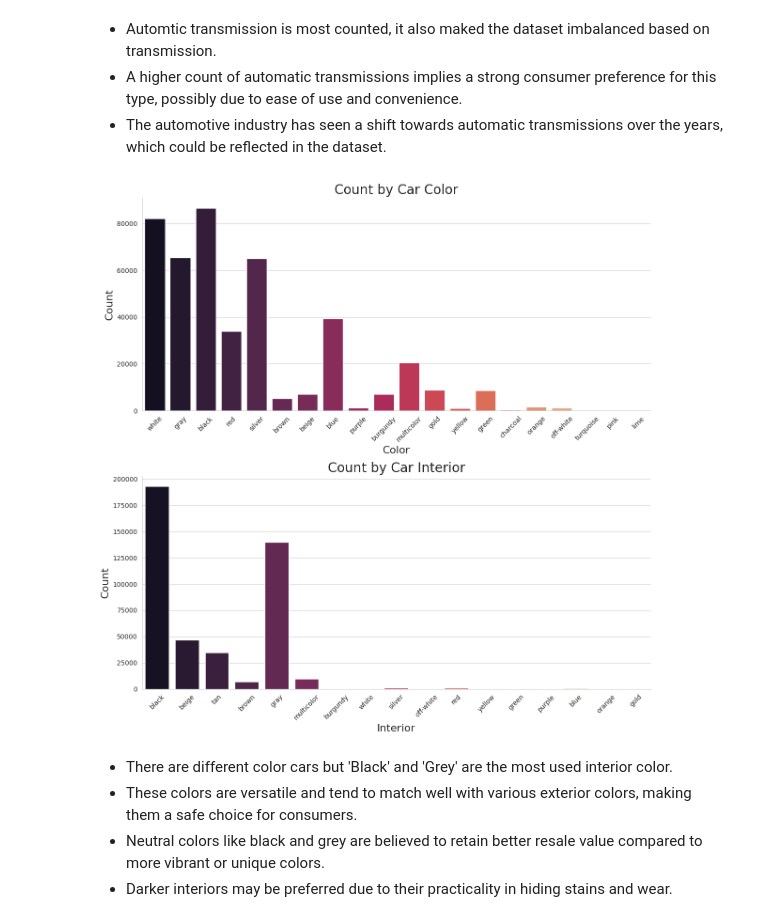
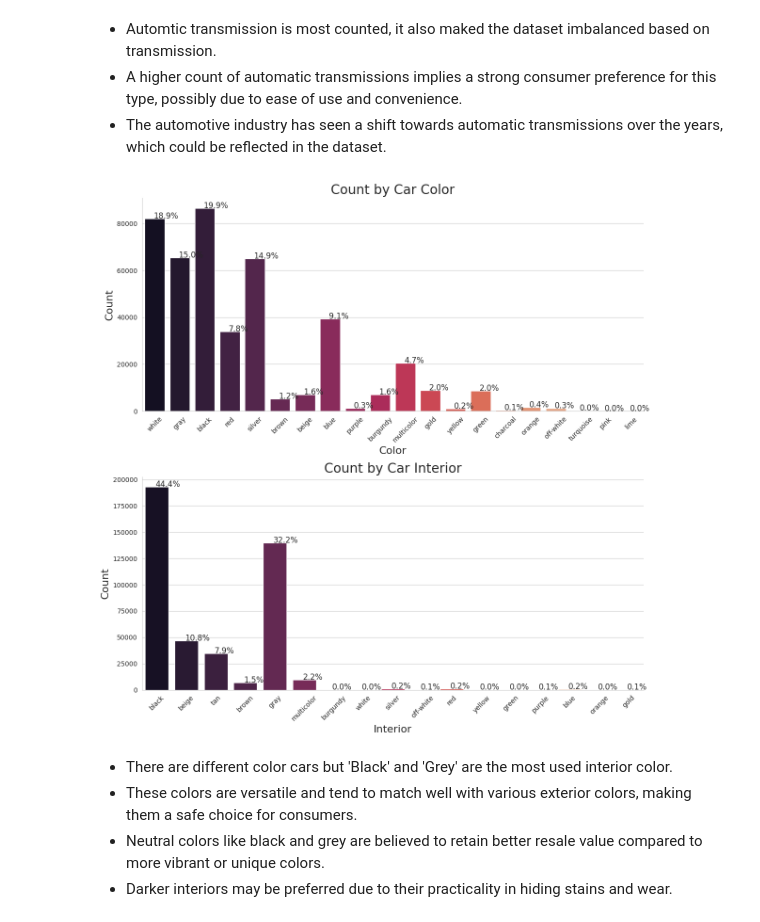
Before and after one commit to totargaming/VehicleSalesReport, a Jupyter notebook: vehicle-sales-eda.ipynb, the cells around one changed output. Cells and saved outputs as stored; diff of their text form; code cells hidden in the pictures.

```diff
--- a/vehicle-sales-eda.ipynb
+++ b/vehicle-sales-eda.ipynb
@@ -369,33 +389,49 @@ plt.show()
 # %%
 # Set the style of the plot
 sns.set_style("whitegrid")
 
 # Create a figure and axes
 fig, (ax1, ax2) = plt.subplots(2, 1, figsize=(12, 12))
 
 # Create a countplot for color
 plt.sca(ax1)
-sns.countplot(x=data['color'], palette='rocket')
+color_plot = sns.countplot(x=data['color'], palette='rocket')
 plt.title('Count by Car Color', fontsize=20)
 plt.xlabel('Color', fontsize=16)
 plt.xticks(rotation=45)
 plt.ylabel('Count', fontsize=16)
 
+# Show proportion on top of each bar
+total_color = len(data['color'])
+for p in color_plot.patches:
+    percentage = '{:.1f}%'.format(100 * p.get_height()/total_color)
+    x = p.get_x() + p.get_width() / 2 - 0.05
+    y = p.get_y() + p.get_height()
+    color_plot.annotate(percentage, (x, y), size = 12)
+
 # Create a countplot for interior
 plt.sca(ax2)
-sns.countplot(x=data['interior'], palette='rocket')
+interior_plot = sns.countplot(x=data['interior'], palette='rocket')
 plt.title('Count by Car Interior', fontsize=20)
 plt.xlabel('Interior', fontsize=16)
 plt.xticks(rotation=45)
 plt.ylabel('Count', fontsize=16)
+
+# Show proportion on top of each bar
+total_interior = len(data['interior'])
+for p in interior_plot.patches:
+    percentage = '{:.1f}%'.format(100 * p.get_height()/total_interior)
+    x = p.get_x() + p.get_width() / 2 - 0.05
+    y = p.get_y() + p.get_height()
+    interior_plot.annotate(percentage, (x, y), size = 12)
 
 # Remove the top and right spines from plot for a cleaner look
 sns.despine()
 
 plt.tight_layout()
 plt.show()
 # %% [output]
-[figure, old version]
+[figure, new version]
 # %% [markdown]
 * There are different color cars but 'Black' and 'Grey' are the most used interior color.
 * These colors are versatile and tend to match well with various exterior colors, making them a safe choice for consumers.
```
Also changed, not shown: parts of 15 cells of this notebook.
